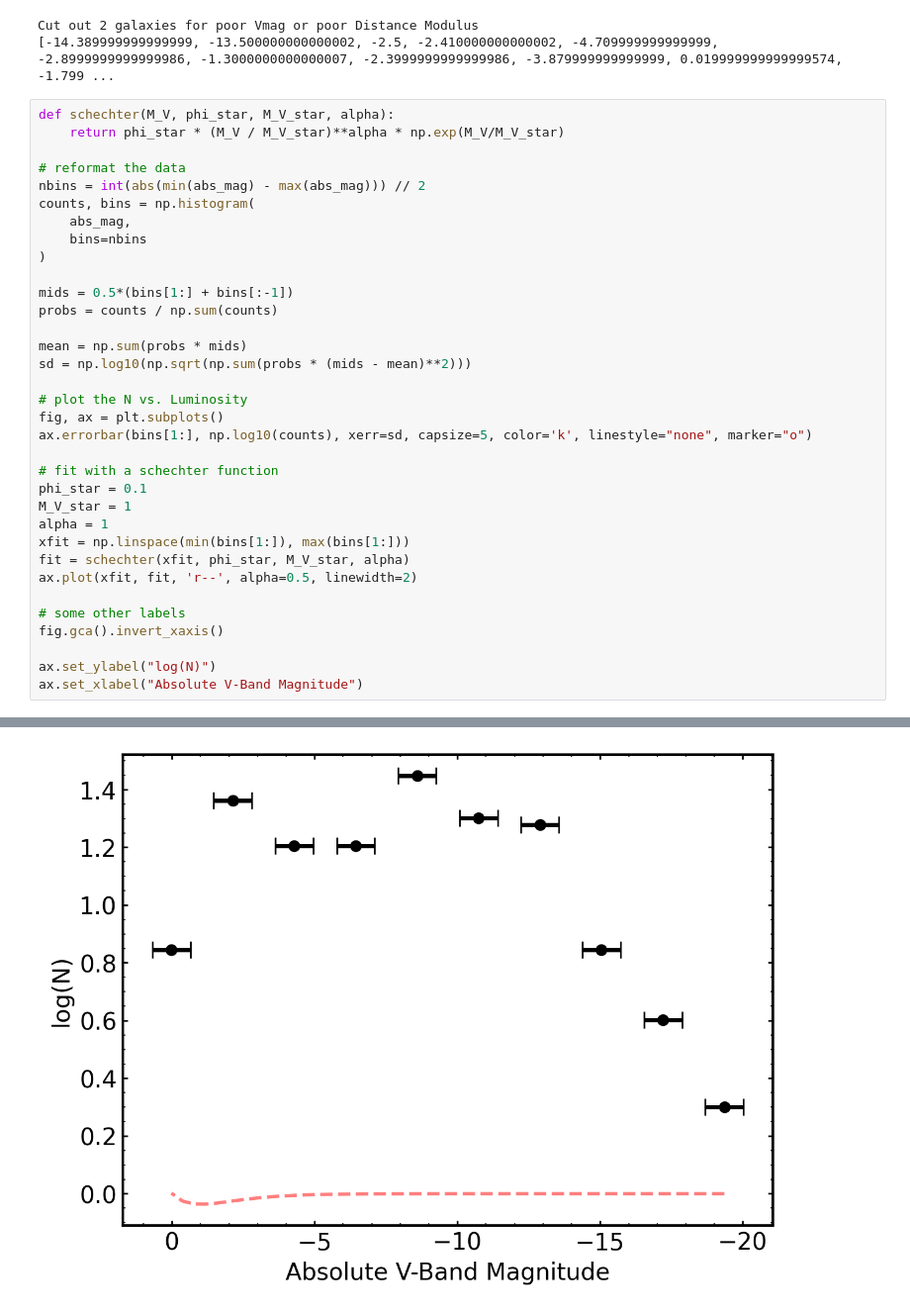
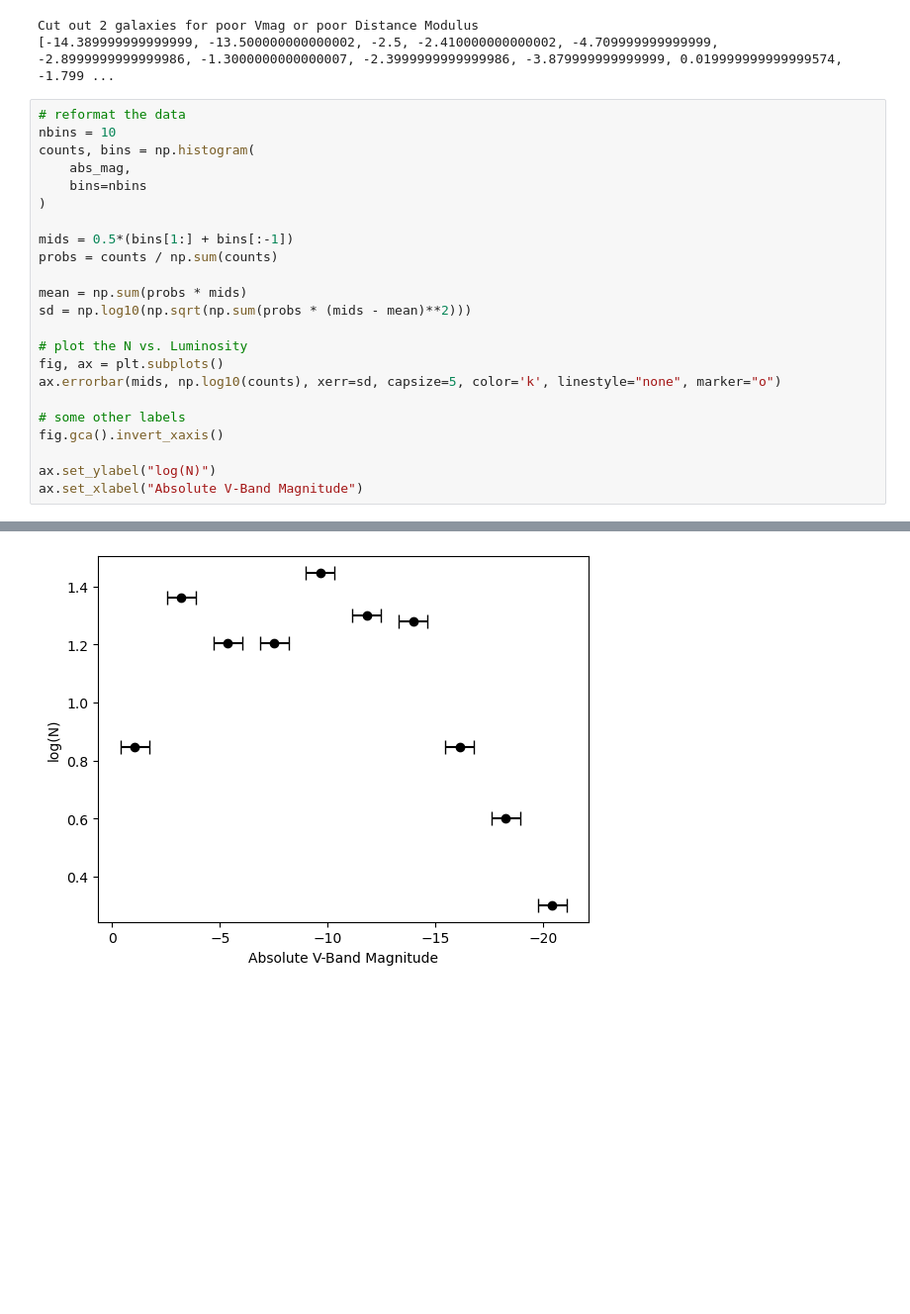
Before and after one commit to noahfranz13/SO-Classes, a Jupyter notebook: ASTR540/hw2/Franz_ASTR540_HW2.ipynb, the cells around one changed output, grey strips where cells are left out. Shown: that part at 99% size. Drawn from its saved outputs; the diff is of its cells as text; blank space fills up the shorter version.

```diff
--- a/ASTR540/hw2/Franz_ASTR540_HW2.ipynb
+++ b/ASTR540/hw2/Franz_ASTR540_HW2.ipynb
@@ -81,39 +82,28 @@ print(abs_mag)
 Cut out 2 galaxies for poor Vmag or poor Distance Modulus
 [-14.389999999999999, -13.500000000000002, -2.5, -2.410000000000002, -4.709999999999999, -2.8999999999999986, -1.3000000000000007, -2.3999999999999986, -3.879999999999999, 0.019999999999999574, -1.799 ...
 # %%
-def schechter(M_V, phi_star, M_V_star, alpha):
-    return phi_star * (M_V / M_V_star)**alpha * np.exp(M_V/M_V_star)
-
 # reformat the data
-nbins = int(abs(min(abs_mag) - max(abs_mag))) // 2
+nbins = 10
 counts, bins = np.histogram(
     abs_mag,
     bins=nbins
 )
 
 mids = 0.5*(bins[1:] + bins[:-1])
 probs = counts / np.sum(counts)
 
 mean = np.sum(probs * mids)
 sd = np.log10(np.sqrt(np.sum(probs * (mids - mean)**2)))
 
 # plot the N vs. Luminosity
 fig, ax = plt.subplots()
-ax.errorbar(bins[1:], np.log10(counts), xerr=sd, capsize=5, color='k', linestyle="none", marker="o")
-
-# fit with a schechter function
-phi_star = 0.1
-M_V_star = 1
-alpha = 1
-xfit = np.linspace(min(bins[1:]), max(bins[1:]))
-fit = schechter(xfit, phi_star, M_V_star, alpha)
-ax.plot(xfit, fit, 'r--', alpha=0.5, linewidth=2)
+ax.errorbar(mids, np.log10(counts), xerr=sd, capsize=5, color='k', linestyle="none", marker="o")
 
 # some other labels
 fig.gca().invert_xaxis()
 
 ax.set_ylabel("log(N)")
 ax.set_xlabel("Absolute V-Band Magnitude")
 # %% [output]
 Text(0.5, 0, 'Absolute V-Band Magnitude')
-[figure, old version]
+[figure, new version]
```
Also changed, not shown: parts of 14 cells of this notebook, 1 other file.
